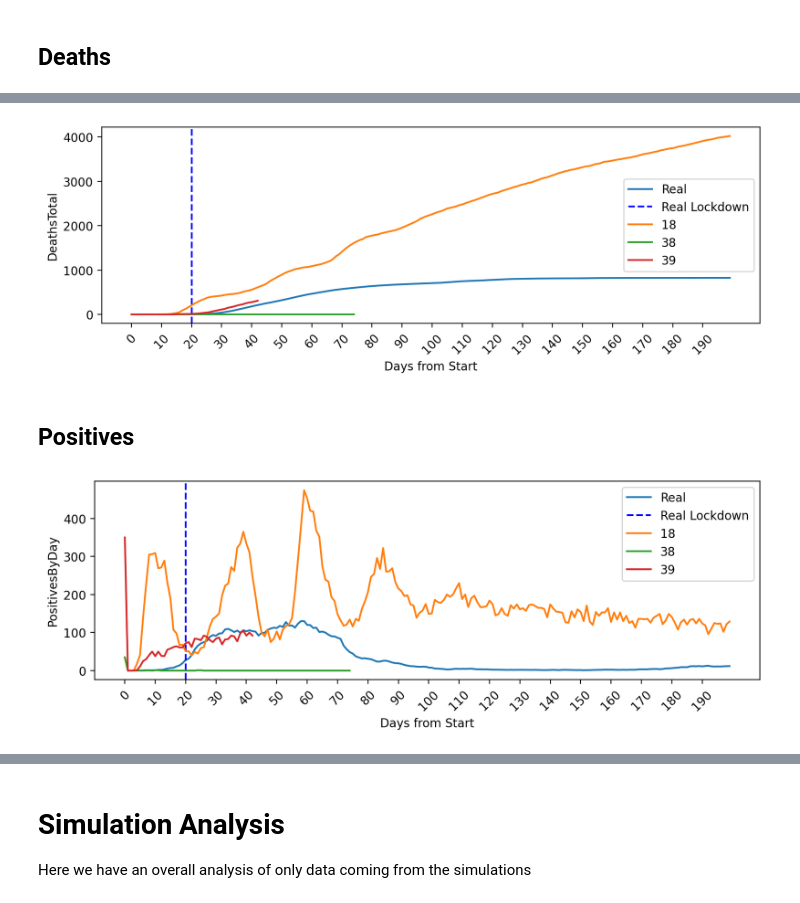
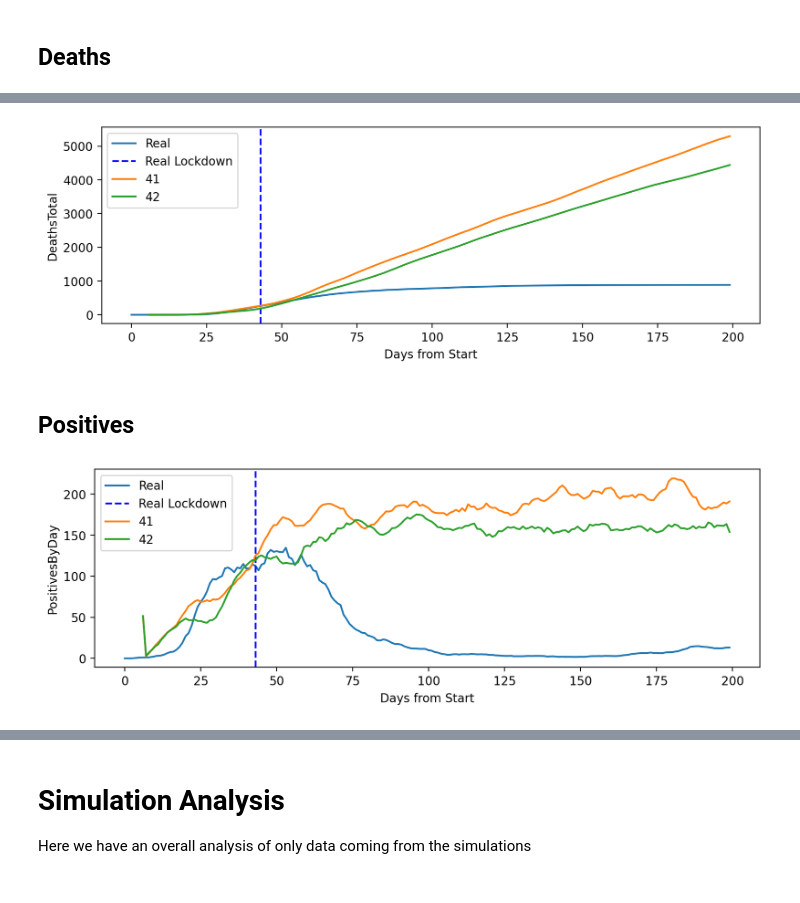
Before and after one commit to CGVGroup/abm-data-analysis, a Jupyter notebook: notebooks/abm-covid.ipynb, the cells around one changed output, grey strips where cells are left out. Saved outputs shown, nothing was run; the diff lists cells and outputs as text; code cells hidden in the pictures.

```diff
--- a/notebooks/abm-covid.ipynb
+++ b/notebooks/abm-covid.ipynb
@@ -233,0 +359,3 @@ Timestamp('2020-02-20 00:00:00')
+# %%
+sim_start_date = pd.to_datetime('2020-02-20')
+sim_start_date
@@ -238,7 +368,16 @@ def load_one_simulation(simulation_df):
     sim['DeathsByDay'] = simulation_df['Death'].diff()
     sim['DeathsTotal'] = simulation_df['Death']
 
-    sim['PositivesByDay'] = simulation_df['SymptomaticNew'] + simulation_df['AsymptomaticNew']
+    sim['SymptomaticByDay'] = simulation_df['SymptomaticNew']
+    sim['SymptomaticTotal'] = sim['SymptomaticByDay'].cumsum()
+
+    sim['AsymptomaticByDay'] = simulation_df['AsymptomaticNew']
+    sim['AsymptomaticTotal'] = sim['AsymptomaticByDay'].cumsum()
+
+    sim['PositivesByDay'] = sim['SymptomaticByDay'] + sim['AsymptomaticByDay']
+    sim['PositivesTotal'] = sim['PositivesByDay'].cumsum()
+
+    sim['DeathToPositivesRatio'] = sim['DeathsTotal'] / sim['PositivesTotal']
 
     sim['Date'] = pd.date_range(start=sim_start_date, periods=len(simulation_df))
 
@@ -269,19 +408,17 @@ for sim_number, sim_original_df in simulations_logs_df.items():
 # %% [markdown]
 # Comparative Analysis
 # %%
-simulations_to_compare = [18,38,39]
-
-def get_data_range(start_date, days):
-    start_date = turin_data['Date'][0]
-    end_date =   pd.date_range(start=start_date, periods=days)[-1]
-    return start_date, end_date
+#simulations_to_compare = [18,24,39,40]
+#simulations_to_compare = [39,40]
+#simulations_to_compare = [18,39]
+simulations_to_compare = [41,42]
 
 def plot_compare_real_sims(turin_data_in, sims_data_dictionary_in, column_name, simulations_to_show, start_date, end_date):
 
     fig,axes = plt.subplots(figsize=(10, 3))
 
     mask = (turin_data_in['Date'] >= start_date) & (turin_data_in['Date'] <= end_date)
-    real_series = turin_data_in.loc[mask, column_name]
+    real_series = turin_data_in.loc[mask, column_name].reset_index(drop=True)
     axes.plot(real_series, label='Real')
 
     real_lockdown = '2020-03-11'
@@ -295,12 +432,14 @@ def plot_compare_real_sims(turin_data_in, sims_data_dictionary_in, column_name,
 
         if sim_df is not None and column_name in sim_df.columns and 'Date' in sim_df.columns:
             mask = (sim_df['Date'] >= start_date) & (sim_df['Date'] <= end_date)
-            series = sim_df.loc[mask, column_name]
+            series = sim_df.loc[mask, column_name].reset_index(drop=True)
+            #moving average
+            series = series.rolling(window=7).mean()
             axes.plot(series, label=idx)
 
     # Add plot labels and legend
     plt.xlabel('Days from Start')
-    plt.xticks(range(0,len(real_series), 10),rotation=45)
+    #plt.xticks(range(26,len(real_series), 10),rotation=45)
     plt.ylabel(column_name)
     plt.legend()
 
@@ -318,0 +452,5 @@ plot_compare_real_sims(turin_data, sims_data, 'DeathsByDay', simulations_to_comp
+# %%
+plotting_start_date = pd.to_datetime('2020-2-20')
+plotting_end_date = pd.date_range(start=plotting_start_date, periods=200)[-1]
+
+plot_compare_real_sims(turin_data, sims_data, 'DeathsByDay', simulations_to_compare , plotting_start_date, plotting_end_date)
@@ -319,10 +459,10 @@ plot_compare_real_sims(turin_data, sims_data, 'DeathsByDay', simulations_to_comp
 # %%
-plot_compare_real_sims(turin_data, sims_data, 'DeathsTotal', simulations_to_compare  ,start_date, end_date)
+plot_compare_real_sims(turin_data, sims_data, 'DeathsTotal', simulations_to_compare, plotting_start_date, plotting_end_date)
 # %% [output]
-[figure, old version]
+[figure, new version]
 # %% [markdown]
 ## Positives
 # %%
-plot_compare_real_sims(turin_data, sims_data, 'PositivesByDay', simulations_to_compare  ,start_date, end_date)
+plot_compare_real_sims(turin_data, sims_data, 'PositivesByDay', simulations_to_compare  ,plotting_start_date, plotting_end_date)
 # %% [output]
-[figure, old version]
+[figure, new version]
```
Also changed, not shown: parts of 27 cells of this notebook, 7 other files.
